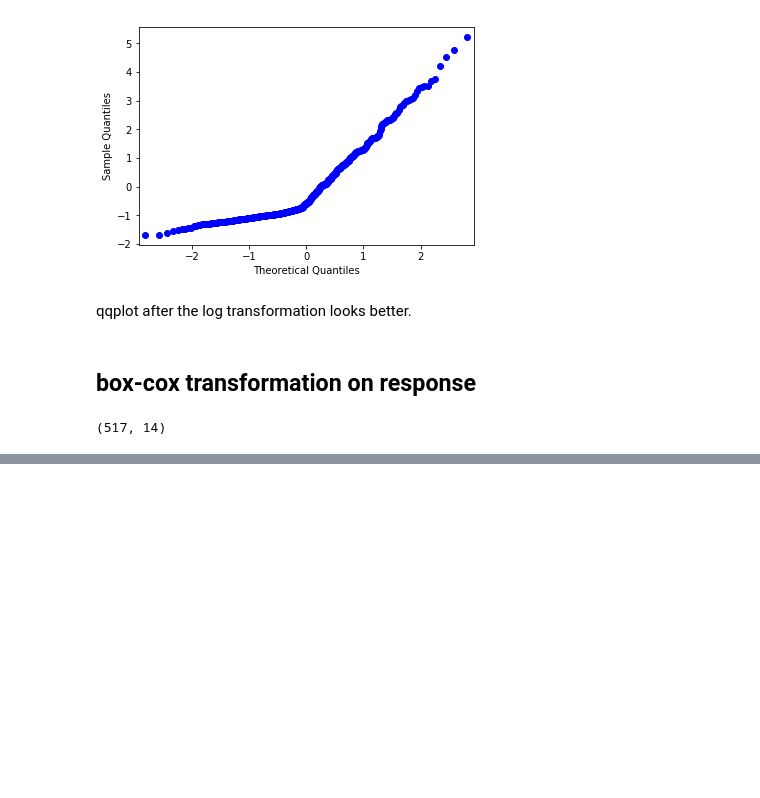
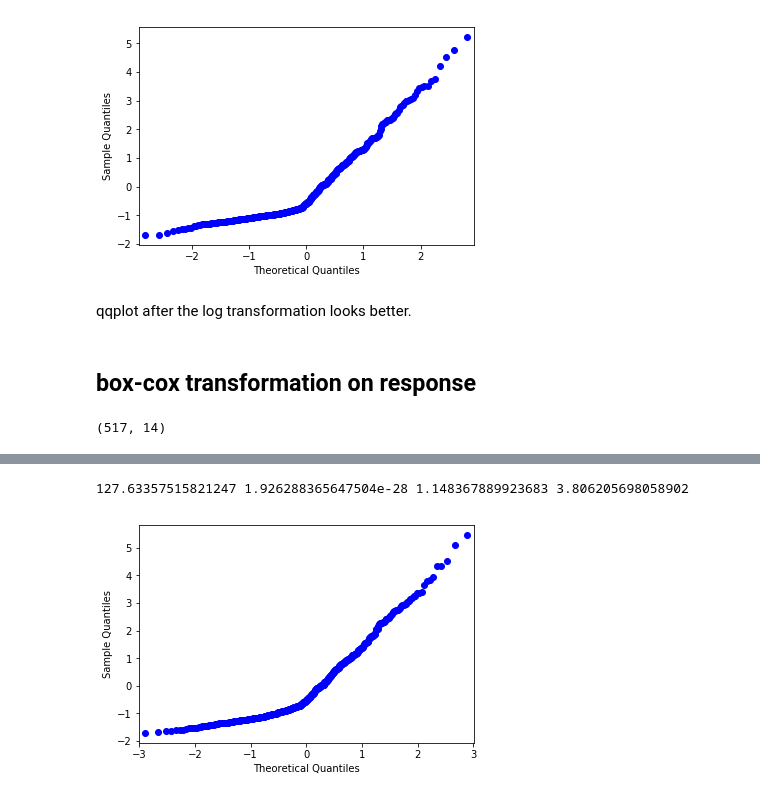
Before and after one commit to nithish08/forestfires, a Jupyter notebook: src/NB_Exploration.ipynb, the cells around one changed output, grey strips where cells are left out. Saved outputs shown, nothing was run; the diff lists cells and outputs as text; code cells hidden in the pictures; blank space fills up the shorter version.

```diff
--- a/src/NB_Exploration.ipynb
+++ b/src/NB_Exploration.ipynb
@@ -307,0 +339,12 @@ train_df , test_df = train_test_split(df , test_size=0.2,random_state=0) # 20% o
+# %%
+reg = smf.ols('log_area ~ X + Y + C(day) + FFMC + DMC + \
+              DC + ISI + temp + RH + wind + rain + C(season)',data = df).fit()
+
+#2. check residual
+#2.1 Normality
+JB, JBpv,skw,kurt = sm.stats.stattools.jarque_bera(reg.resid)
+print(JB,JBpv,skw,kurt)
+sm.qqplot(reg.resid).show()
+# %% [output]
+127.63357515821247 1.926288365647504e-28 1.148367889923683 3.806205698058902
+[figure, added]
```
Also changed, not shown: parts of 82 cells of this notebook.
